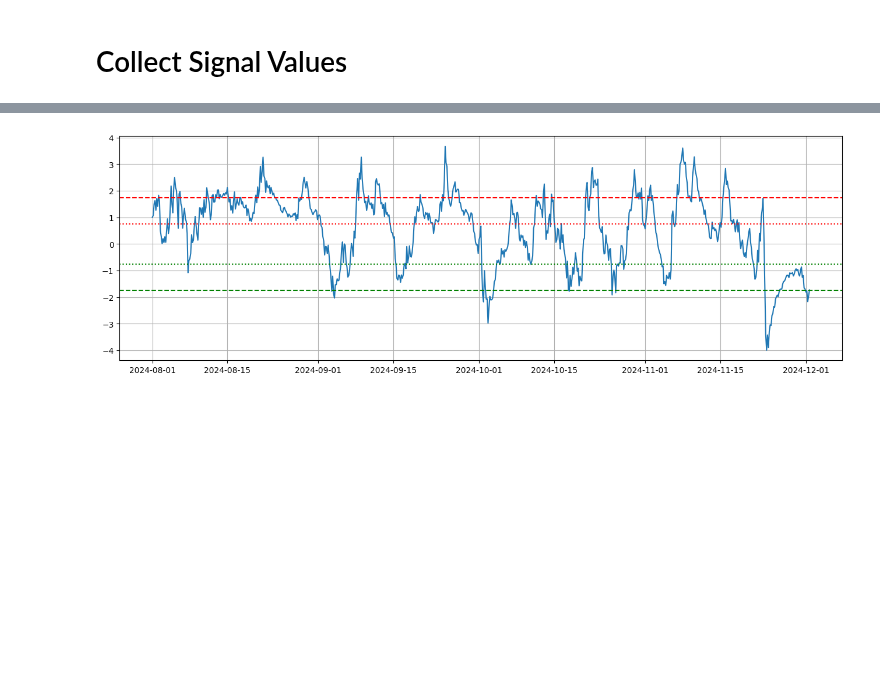
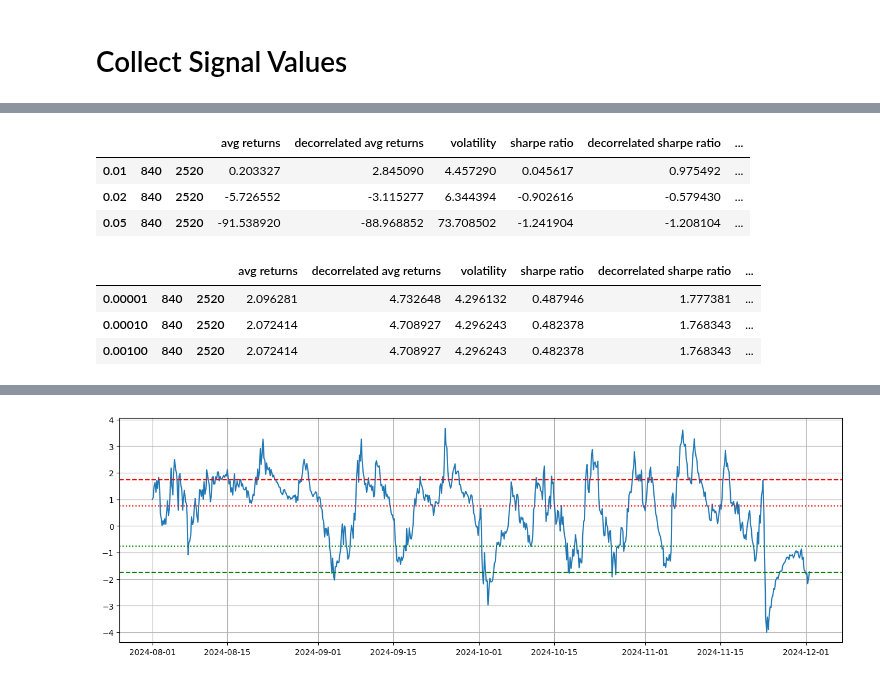
Before and after one commit to wbchristerson/crypto-strategies, a Jupyter notebook: updated_statistical_arbitrage_cointegration.ipynb, the cells around one changed output, grey strips where cells are left out. Saved outputs shown, nothing was run; the diff lists cells and outputs as text; code cells hidden in the pictures; blank space fills up the shorter version.

```diff
--- a/updated_statistical_arbitrage_cointegration.ipynb
+++ b/updated_statistical_arbitrage_cointegration.ipynb
@@ -283,0 +366,18 @@ training_balance_record
+# %%
+results_big_significance_large_beta_window = pd.DataFrame(results).T
+results_big_significance_large_beta_window.to_csv('net_returns_big_significance_large_beta_window.csv')
+results_big_significance_large_beta_window
+# %% [output]
+|  |  |  | avg returns | decorrelated avg returns | volatility | sharpe ratio | decorrelated sharpe ratio | ... |
+| 0.01 | 840 | 2520 | 0.203327 | 2.845090 | 4.457290 | 0.045617 | 0.975492 | ... |
+| 0.02 | 840 | 2520 | -5.726552 | -3.115277 | 6.344394 | -0.902616 | -0.579430 | ... |
+| 0.05 | 840 | 2520 | -91.538920 | -88.968852 | 73.708502 | -1.241904 | -1.208104 | ... |
+# %%
+results_medium_significance_large_beta_window = pd.DataFrame(results).T
+results_medium_significance_large_beta_window.to_csv('net_returns_medium_significance_large_beta_window.csv')
+results_medium_significance_large_beta_window
+# %% [output]
+|  |  |  | avg returns | decorrelated avg returns | volatility | sharpe ratio | decorrelated sharpe ratio | ... |
+| 0.00001 | 840 | 2520 | 2.096281 | 4.732648 | 4.296132 | 0.487946 | 1.777381 | ... |
+| 0.00010 | 840 | 2520 | 2.072414 | 4.708927 | 4.296243 | 0.482378 | 1.768343 | ... |
+| 0.00100 | 840 | 2520 | 2.072414 | 4.708927 | 4.296243 | 0.482378 | 1.768343 | ... |
```
Also changed, not shown: parts of 12 cells of this notebook, 4 other files.
